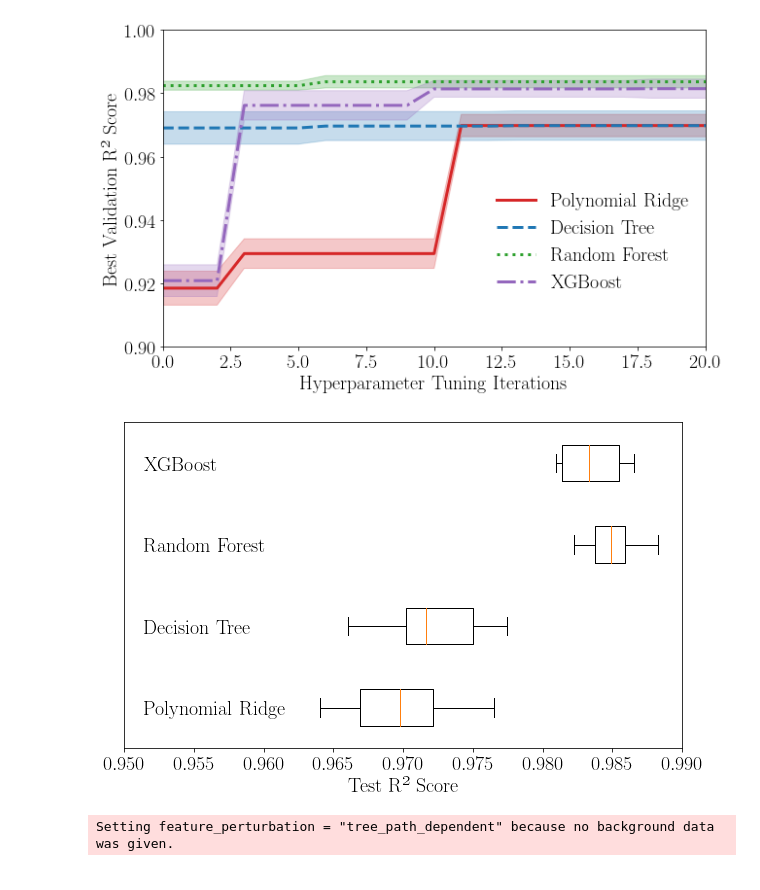
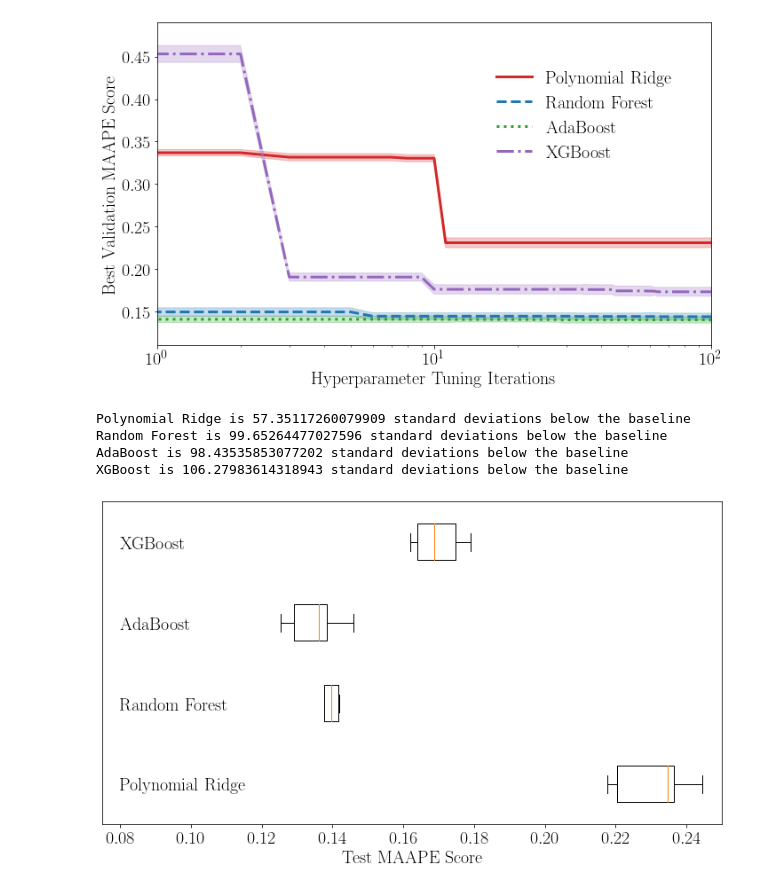
Before and after one commit to maitreyakv/imitation-learning, a Jupyter notebook: src/model.ipynb, the cells around one changed output. Saved outputs shown, nothing was run; the diff lists cells and outputs as text; code cells hidden in the pictures.

Commit message:
Completed model training and evaluation

```diff
--- a/src/model.ipynb
+++ b/src/model.ipynb
@@ -46,10 +58,12 @@ models = [
      "name": "XGBoost"}
 ]
 # %%
+n_iter = 100
 for model in models:
     print("tuning hyperparameters for {}...".format(model["name"]))
-    bs = BayesSearchCV(model["model"], model["search_space"], n_iter=50, cv=GroupKFold(n_splits=5), return_train_score=True, random_state=0)
-    bs.fit(X, y, grp)
+    bs = BayesSearchCV(model["model"], model["search_space"], n_iter=n_iter, cv=GroupKFold(n_splits=5),
+                       return_train_score=True, random_state=0, scoring=maape_scorer)
+    bs.fit(X, y, grp, VerboseCallback(n_iter))
     model["train_scores"] = (bs.cv_results_["mean_train_score"], bs.cv_results_["std_train_score"])
     model["valid_scores"] = (bs.cv_results_["mean_test_score"], bs.cv_results_["std_test_score"])
     model["best_params"] = bs.best_params_
@@ -61,6 +75,7 @@ for model in models:
         X_train, y_train = X.iloc[train_idx], y.iloc[train_idx]
         X_test, y_test = X.iloc[test_idx], y.iloc[test_idx]
         model["model"].fit(X_train, y_train)
-        model["test_scores"].append(model["model"].score(X_test, y_test))
+        y_pred = model["model"].predict(X_test)
+        model["test_scores"].append(MAAPE(y_test, y_pred))
 # %% [output]
 tuning hyperparameters for Polynomial Ridge...
@@ -108,30 +170,41 @@ for model, color, ls in zip(models, ["tab:red", "tab:blue", "tab:green", "tab:pu
     m = np.hstack((m[0], m))
     s = np.hstack((s[0], s))
     idx = argmax_accum(m)
-    plt.fill_between(np.arange(len(m)), m[idx] - s[idx], m[idx] + s[idx], alpha=0.25, color=color)
-    plt.plot(np.arange(len(m)), m[idx], label=model["name"], color=color, ls=ls, lw=3)
+    plt.fill_between(np.arange(len(m)), -m[idx] - s[idx], -m[idx] + s[idx], alpha=0.25, color=color)
+    plt.plot(np.arange(len(m)), -m[idx], label=model["name"], color=color, ls=ls, lw=3)
 
+plt.semilogx()
 font = font_manager.FontProperties(size=20)
-plt.legend(frameon=False, prop=font, loc=[0.6, 0.15], ncol=1)
-plt.xlim(0, 20)
-plt.ylim(0.9, 1)
+plt.legend(frameon=False, prop=font, loc=[0.6, 0.55], ncol=1)
+plt.xlim(1, 100)
+plt.ylim(0.11, 0.49)
 plt.xticks(fontsize=20)
 plt.yticks(fontsize=20)
 plt.xlabel("Hyperparameter Tuning Iterations", fontsize=20)
-plt.ylabel(u"Best Validation R\u00b2 Score", fontsize=20)
-plt.savefig("../figures/model/train-convergence.svg")
+plt.ylabel(u"Best Validation MAAPE Score", fontsize=20)
+plt.tight_layout()
+plt.savefig("../figures/model/train-convergence.pdf")
 # %% [output]
-[figure, old version]
+[figure, new version]
 # %%
+for model in models:
+    num_std = (maape_base - np.max(model["test_scores"])) / np.std(model["test_scores"])
+    print("{} is {} standard deviations below the baseline".format(model["name"], num_std))
+
 plt.figure(figsize=(10,6))
-plt.boxplot([model["test_scores"] for model in models], vert=False, labels=[model["name"] for model in models])
+plt.boxplot([model["test_scores"] for model in models], vert=False, labels=[model["name"] for model in models], showfliers=False)
 plt.xticks(fontsize=20)
 plt.yticks(fontsize=20, ha="left")
 plt.tick_params(axis="y", pad=-20, length=0)
-plt.xlabel(u"Test R\u00b2 Score", fontsize=20)
-plt.xlim(0.95, 0.99)
-plt.savefig("../figures/model/test-scores.svg")
+plt.xlabel(u"Test MAAPE Score", fontsize=20)
+plt.xlim(0.075, 0.25)
+plt.tight_layout()
+plt.savefig("../figures/model/test-scores.pdf")
 # %% [output]
+Polynomial Ridge is 57.35117260079909 standard deviations below the baseline
+Random Forest is 99.65264477027596 standard deviations below the baseline
+AdaBoost is 98.43535853077202 standard deviations below the baseline
+XGBoost is 106.27983614318943 standard deviations below the baseline
-[figure, old version]
+[figure, new version]
 # %%
 for model in models:
@@ -139,19 +214,13 @@ for model in models:
 
 pickle.dump(models, open("trained-model.pkl", "wb"))
 # %%
-model = models[3]["model"]
+model = models[2]["model"]
 
-booster = model.get_booster()
-model_bytearray = booster.save_raw()[4:]
-booster.save_raw = lambda : model_bytearray
-
-explainer = shap.TreeExplainer(booster)
+explainer = shap.TreeExplainer(model)
 
 np.random.seed(0)
-X_shap = X.iloc[np.random.choice(len(X), 5000, replace=False)]
+X_shap = X.iloc[np.random.choice(len(X), 100, replace=False)]
 shap_values = explainer.shap_values(X_shap)
-# %% [output]
-Setting feature_perturbation = "tree_path_dependent" because no background data was given.
 # %%
 labels = {"z": r"$z$", "theta": r"$\theta$", "z_dot": r"$\dot{z}$", "theta_dot": r"$\dot{\theta}$"}
 
```
Also changed, not shown: parts of 6 cells of this notebook, 11 other files.
